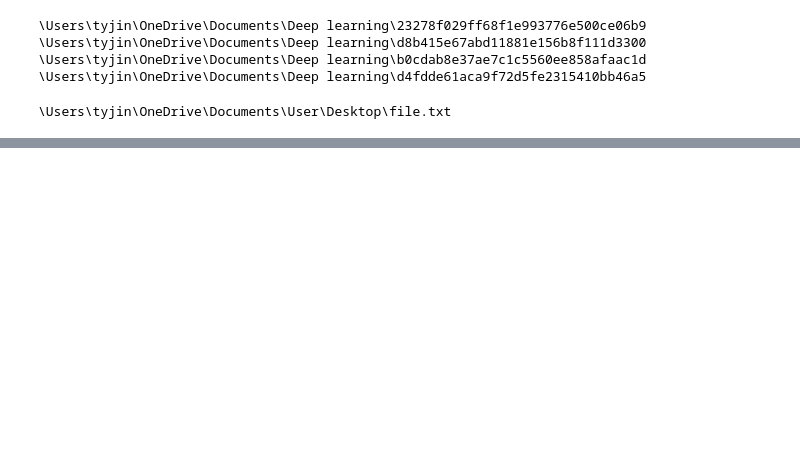
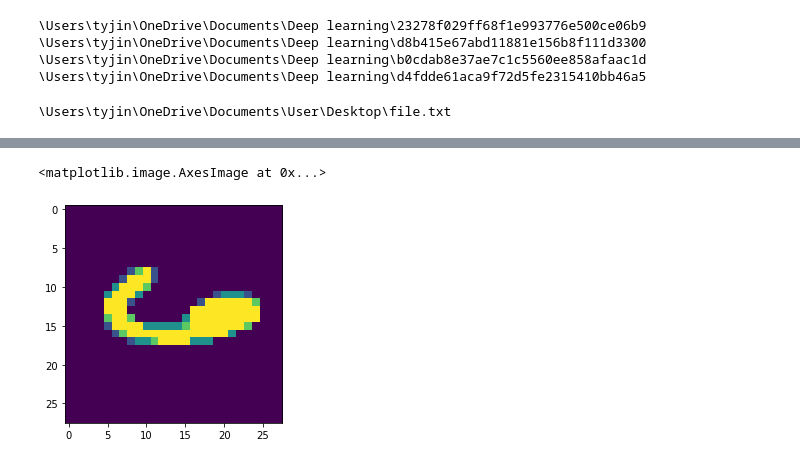
Before and after one commit to hoohooprog/geohotz_mnist_codethru, a Jupyter notebook: hotz mnist codethru.ipynb, the cells around one changed output, grey strips where cells are left out. Drawn from its saved outputs; the diff is of its cells as text; code cells hidden in the pictures; blank space fills up the shorter version.

```diff
--- a/hotz mnist codethru.ipynb
+++ b/hotz mnist codethru.ipynb
@@ -68,0 +342,5 @@ class BobNet(torch.nn.Module):
+# %%
+imshow(X_test[3520])
+# %% [output]
+<matplotlib.image.AxesImage at 0x...>
+[figure, added]
```
Also changed, not shown: parts of 36 cells of this notebook.
